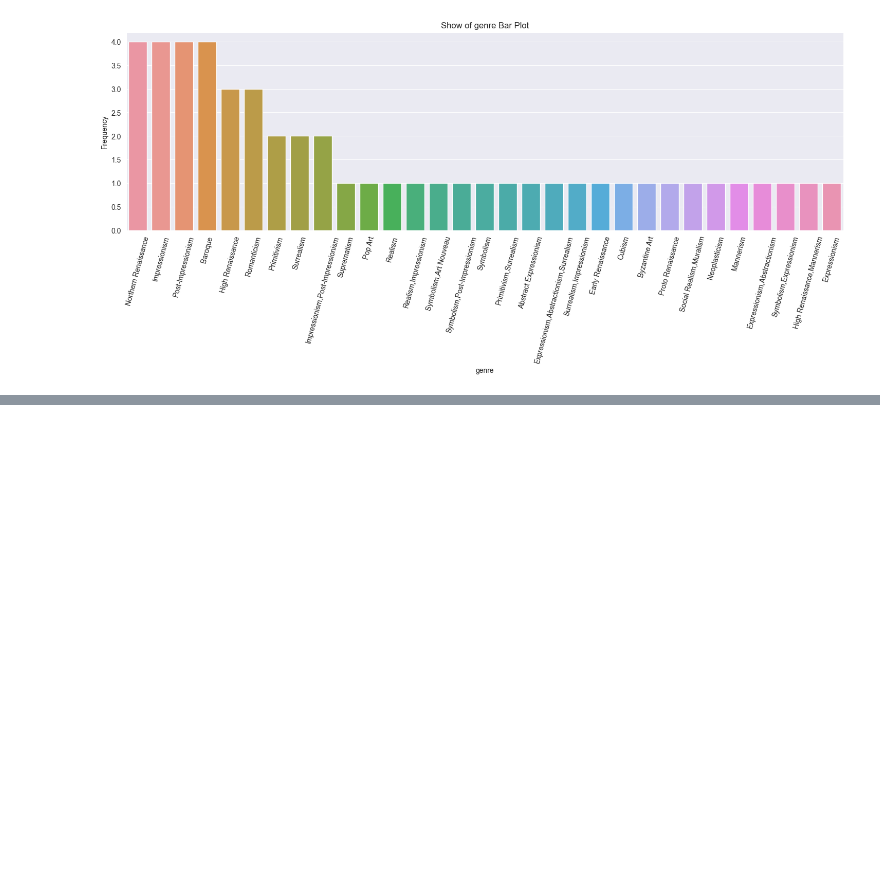
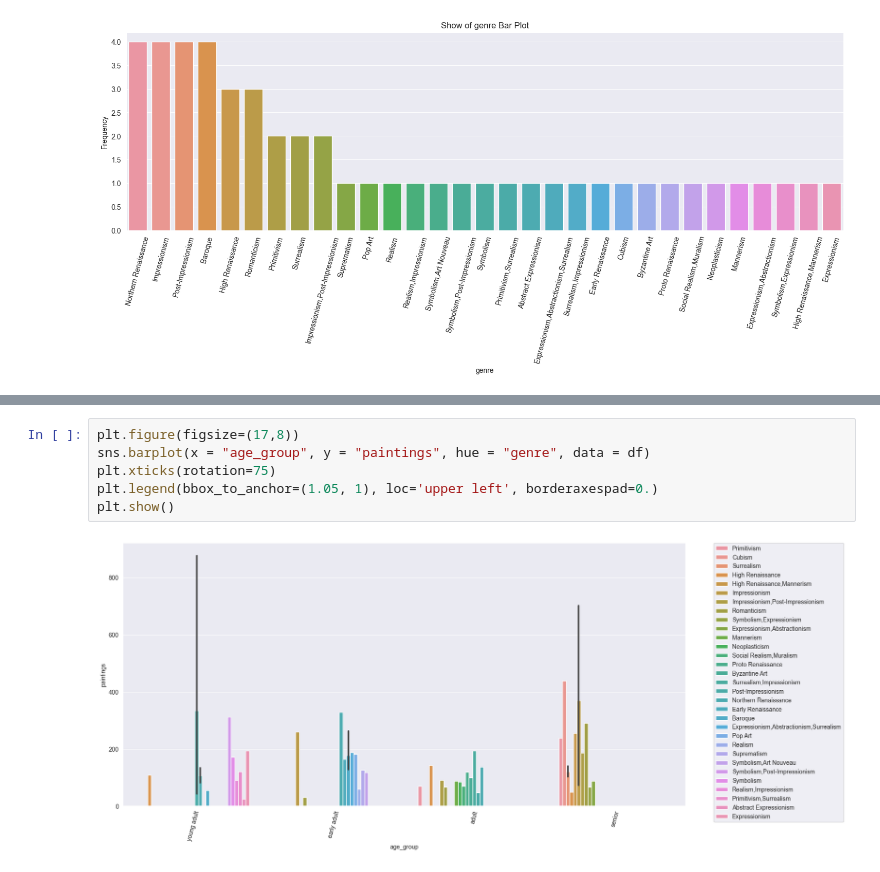
Before and after one commit to pooyanosk1382/BestArt, a Jupyter notebook: BestArt.ipynb, the cells around one changed output, grey strips where cells are left out. Drawn from its saved outputs; the diff is of its cells as text; blank space fills up the shorter version.

```diff
--- a/BestArt.ipynb
+++ b/BestArt.ipynb
@@ -183,0 +191,8 @@ plt.show()
+# %%
+plt.figure(figsize=(17,8))
+sns.barplot(x = "age_group", y = "paintings", hue = "genre", data = df)
+plt.xticks(rotation=75)
+plt.legend(bbox_to_anchor=(1.05, 1), loc='upper left', borderaxespad=0.)
+plt.show()
+# %% [output]
+[figure, added]
```
Also changed, not shown: parts of 11 cells of this notebook.
